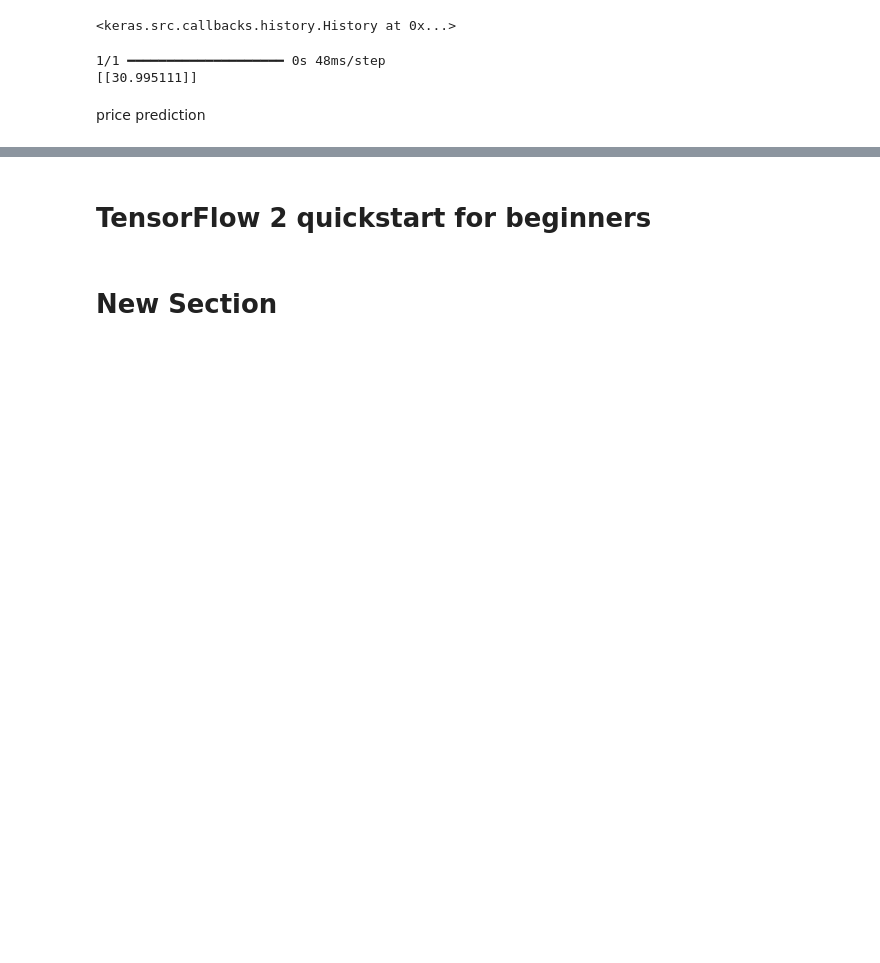
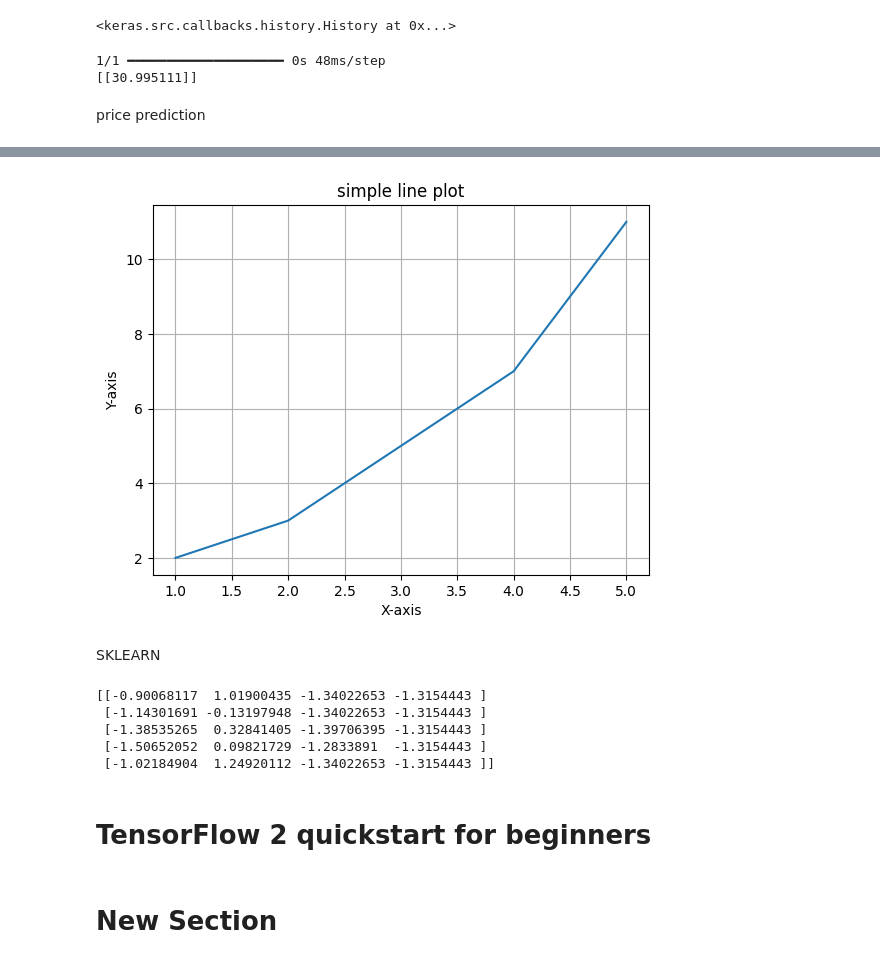
Before and after one commit to himanshi-jain20/Google-ai, a Jupyter notebook: site/en/tutorials/quickstart/beginner.ipynb, the cells around one changed output, grey strips where cells are left out. Cells and saved outputs as stored; diff of their text form; code cells hidden in the pictures; blank space fills up the shorter version.

```diff
--- a/site/en/tutorials/quickstart/beginner.ipynb
+++ b/site/en/tutorials/quickstart/beginner.ipynb
@@ -72,3 +144,28 @@ price prediction
+# %%
+import matplotlib.pyplot as plt
+x=[1,2,3,4,5]
+y=[2,3,5,7,11]
+plt.plot(x,y)
+plt.title("simple line plot")
+plt.xlabel("X-axis")
+plt.ylabel("Y-axis")
+plt.grid(True)
+plt.show()
+# %% [output]
+[figure, added]
+# %% [markdown]
+SKLEARN
+# %%
+from sklearn.preprocessing import StandardScaler
+scaler = StandardScaler()
+scaled = scaler.fit_transform(df.iloc[:,:4])
+print(scaled[:5])
+# %% [output]
+[[-0.90068117  1.01900435 -1.34022653 -1.3154443 ]
+ [-1.14301691 -0.13197948 -1.34022653 -1.3154443 ]
+ [-1.38535265  0.32841405 -1.39706395 -1.3154443 ]
+ [-1.50652052  0.09821729 -1.2833891  -1.3154443 ]
+ [-1.02184904  1.24920112 -1.34022653 -1.3154443 ]]
 # %% [markdown]
 # TensorFlow 2 quickstart for beginners
 # %% [markdown]
```
Also changed, not shown: parts of 13 cells of this notebook.
